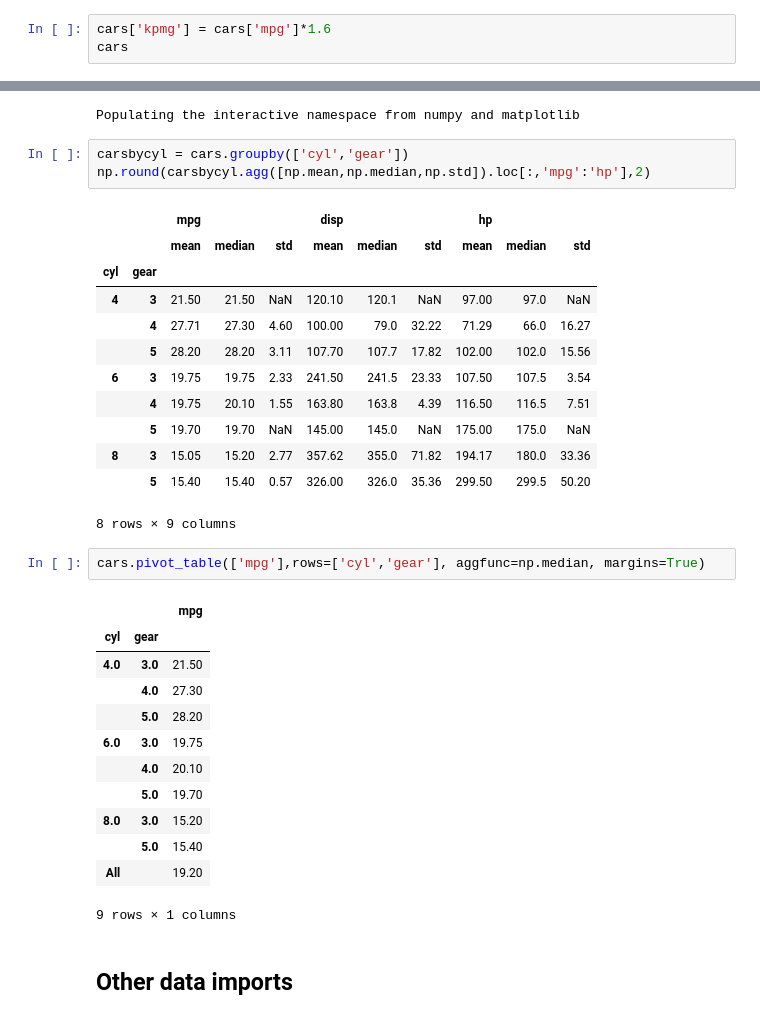
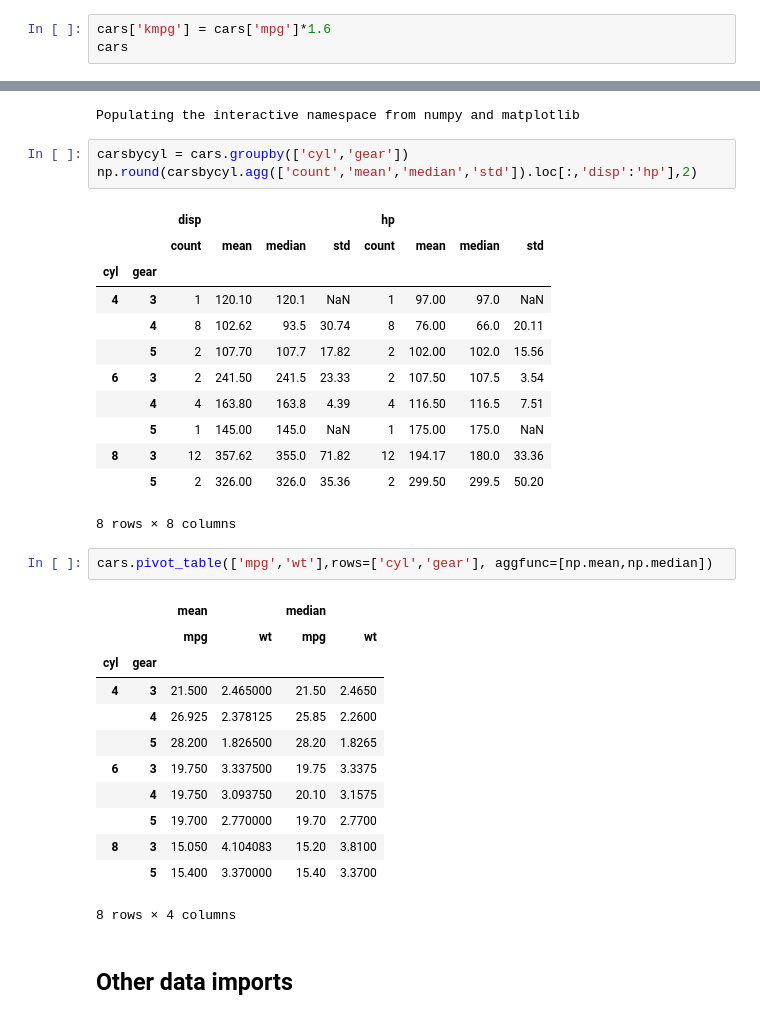
Before and after one commit to araastat/PyWorkshop1, a Jupyter notebook: Workshop1.ipynb, the cells around one changed output, grey strips where cells are left out. Drawn from its saved outputs; the diff is of its cells as text.

```diff
--- a/Workshop1.ipynb
+++ b/Workshop1.ipynb
@@ -462,7 +537,7 @@ cars.loc[:4,'hp':'gear']
 # %% [markdown]
 ### Adding on the fly
 # %%
-cars['kpmg'] = cars['mpg']*1.6
+cars['kmpg'] = cars['mpg']*1.6
 cars
 # %% [output]
 |  | mpg | cyl | disp | hp | drat | wt | qsec | vs | am | gear | carb | ... |
@@ -592,35 +714,35 @@ This concept (exemplified by <code>plyr</code> in R) splits a data set by some c
 Populating the interactive namespace from numpy and matplotlib
 # %%
 carsbycyl = cars.groupby(['cyl','gear'])
-np.round(carsbycyl.agg([np.mean,np.median,np.std]).loc[:,'mpg':'hp'],2)
+np.round(carsbycyl.agg(['count','mean','median','std']).loc[:,'disp':'hp'],2)
 # %% [output]
-|  |  | mpg |  |  | disp |  |  | hp |  |  |
-|  |  | mean | median | std | mean | median | std | mean | median | std |
-| cyl | gear |  |  |  |  |  |  |  |  |  |
-| 4 | 3 | 21.50 | 21.50 | NaN | 120.10 | 120.1 | NaN | 97.00 | 97.0 | NaN |
-|  | 4 | 27.71 | 27.30 | 4.60 | 100.00 | 79.0 | 32.22 | 71.29 | 66.0 | 16.27 |
-|  | 5 | 28.20 | 28.20 | 3.11 | 107.70 | 107.7 | 17.82 | 102.00 | 102.0 | 15.56 |
-| 6 | 3 | 19.75 | 19.75 | 2.33 | 241.50 | 241.5 | 23.33 | 107.50 | 107.5 | 3.54 |
-|  | 4 | 19.75 | 20.10 | 1.55 | 163.80 | 163.8 | 4.39 | 116.50 | 116.5 | 7.51 |
-|  | 5 | 19.70 | 19.70 | NaN | 145.00 | 145.0 | NaN | 175.00 | 175.0 | NaN |
-| 8 | 3 | 15.05 | 15.20 | 2.77 | 357.62 | 355.0 | 71.82 | 194.17 | 180.0 | 33.36 |
-|  | 5 | 15.40 | 15.40 | 0.57 | 326.00 | 326.0 | 35.36 | 299.50 | 299.5 | 50.20 |
+|  |  | disp |  |  |  | hp |  |  |  |
+|  |  | count | mean | median | std | count | mean | median | std |
+| cyl | gear |  |  |  |  |  |  |  |  |
+| 4 | 3 | 1 | 120.10 | 120.1 | NaN | 1 | 97.00 | 97.0 | NaN |
+|  | 4 | 8 | 102.62 | 93.5 | 30.74 | 8 | 76.00 | 66.0 | 20.11 |
+|  | 5 | 2 | 107.70 | 107.7 | 17.82 | 2 | 102.00 | 102.0 | 15.56 |
+| 6 | 3 | 2 | 241.50 | 241.5 | 23.33 | 2 | 107.50 | 107.5 | 3.54 |
+|  | 4 | 4 | 163.80 | 163.8 | 4.39 | 4 | 116.50 | 116.5 | 7.51 |
+|  | 5 | 1 | 145.00 | 145.0 | NaN | 1 | 175.00 | 175.0 | NaN |
+| 8 | 3 | 12 | 357.62 | 355.0 | 71.82 | 12 | 194.17 | 180.0 | 33.36 |
+|  | 5 | 2 | 326.00 | 326.0 | 35.36 | 2 | 299.50 | 299.5 | 50.20 |
-8 rows × 9 columns
+8 rows × 8 columns
 # %%
-cars.pivot_table(['mpg'],rows=['cyl','gear'], aggfunc=np.median, margins=True)
+cars.pivot_table(['mpg','wt'],rows=['cyl','gear'], aggfunc=[np.mean,np.median])
 # %% [output]
-|  |  | mpg |
-| cyl | gear |  |
-| 4.0 | 3.0 | 21.50 |
-|  | 4.0 | 27.30 |
-|  | 5.0 | 28.20 |
-| 6.0 | 3.0 | 19.75 |
-|  | 4.0 | 20.10 |
-|  | 5.0 | 19.70 |
-| 8.0 | 3.0 | 15.20 |
-|  | 5.0 | 15.40 |
-| All |  | 19.20 |
+|  |  | mean |  | median |  |
+|  |  | mpg | wt | mpg | wt |
+| cyl | gear |  |  |  |  |
+| 4 | 3 | 21.500 | 2.465000 | 21.50 | 2.4650 |
+|  | 4 | 26.925 | 2.378125 | 25.85 | 2.2600 |
+|  | 5 | 28.200 | 1.826500 | 28.20 | 1.8265 |
+| 6 | 3 | 19.750 | 3.337500 | 19.75 | 3.3375 |
+|  | 4 | 19.750 | 3.093750 | 20.10 | 3.1575 |
+|  | 5 | 19.700 | 2.770000 | 19.70 | 2.7700 |
+| 8 | 3 | 15.050 | 4.104083 | 15.20 | 3.8100 |
+|  | 5 | 15.400 | 3.370000 | 15.40 | 3.3700 |
-9 rows × 1 columns
+8 rows × 4 columns
 # %% [markdown]
 ## Other data imports
 # %% [markdown]
```
Also changed, not shown: parts of 47 cells of this notebook.
